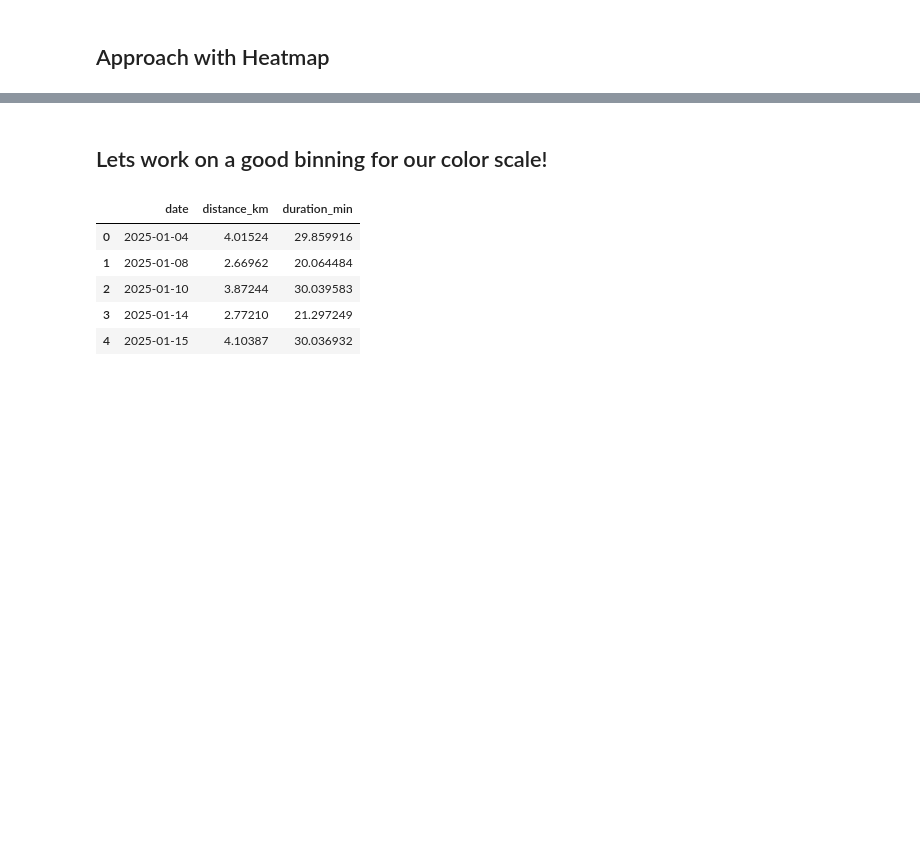
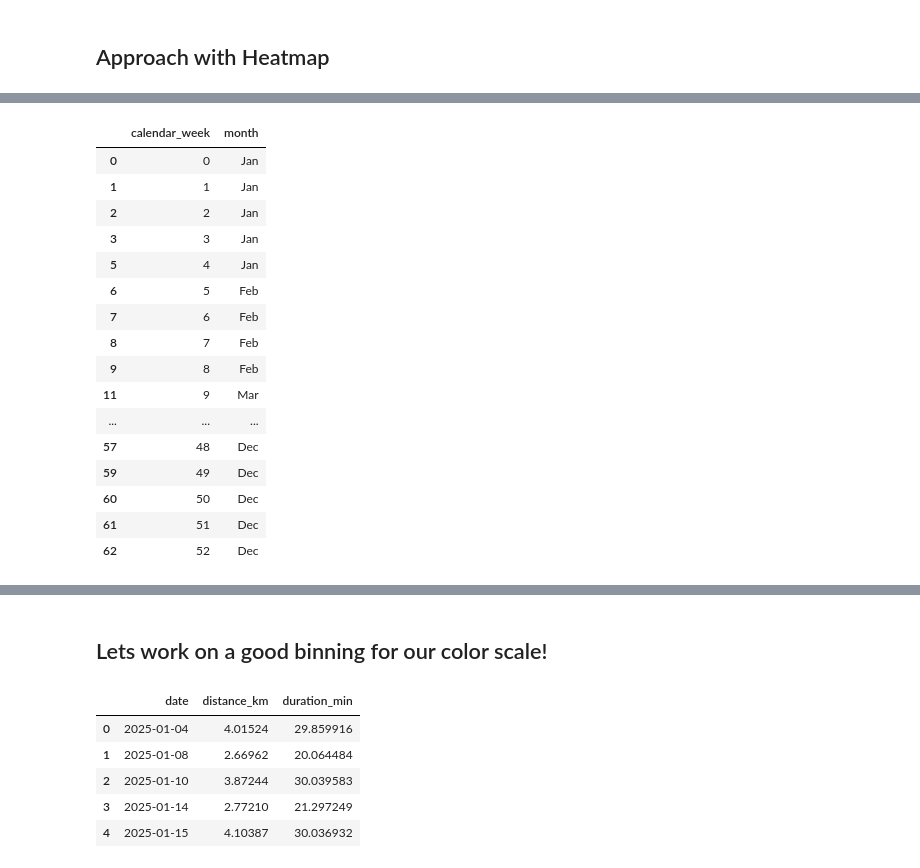
Before and after one commit to rotkehlxen/runbox, a Jupyter notebook: reference.ipynb, the cells around one changed output, grey strips where cells are left out. Saved outputs shown, nothing was run; the diff lists cells and outputs as text; code cells hidden in the pictures; blank space fills up the shorter version.

```diff
--- a/reference.ipynb
+++ b/reference.ipynb
@@ -449,0 +421,5 @@ fig.show()
+# %%
+# lets recreate a dataframe with all days in a particular year
+base = pd.DataFrame({'date': date_range(dt.date(2025,1,1), dt.date(2025,12,31))})
+base['month'] = base.date.apply(lambda x: x.strftime("%b"))
+base['calendar_week'] = base.date.apply(lambda x: week_of_year(x, 2025))
@@ -449,0 +442,4 @@ fig.show()
+# %%
+# revisit the x axis label - I think it would be wise to create a function for it
+days_per_month_week = base.groupby(['calendar_week', 'month']).size().reset_index(name='count_days').\
+    sort_values(['calendar_week','count_days'])
@@ -449,0 +462,23 @@ fig.show()
+# %%
+# every calendar week gets assigned only one month (the one that covers more days of that week!)
+dedup = days_per_month_week.drop_duplicates(subset=['calendar_week'], keep='last')[['calendar_week','month']]
+# %%
+dedup
+# %% [output]
+|  | calendar_week | month |
+| 0 | 0 | Jan |
+| 1 | 1 | Jan |
+| 2 | 2 | Jan |
+| 3 | 3 | Jan |
+| 5 | 4 | Jan |
+| 6 | 5 | Feb |
+| 7 | 6 | Feb |
+| 8 | 7 | Feb |
+| 9 | 8 | Feb |
+| 11 | 9 | Mar |
+| ... | ... | ... |
+| 57 | 48 | Dec |
+| 59 | 49 | Dec |
+| 60 | 50 | Dec |
+| 61 | 51 | Dec |
+| 62 | 52 | Dec |
```
Also changed, not shown: parts of 40 cells of this notebook, 7 other files.
